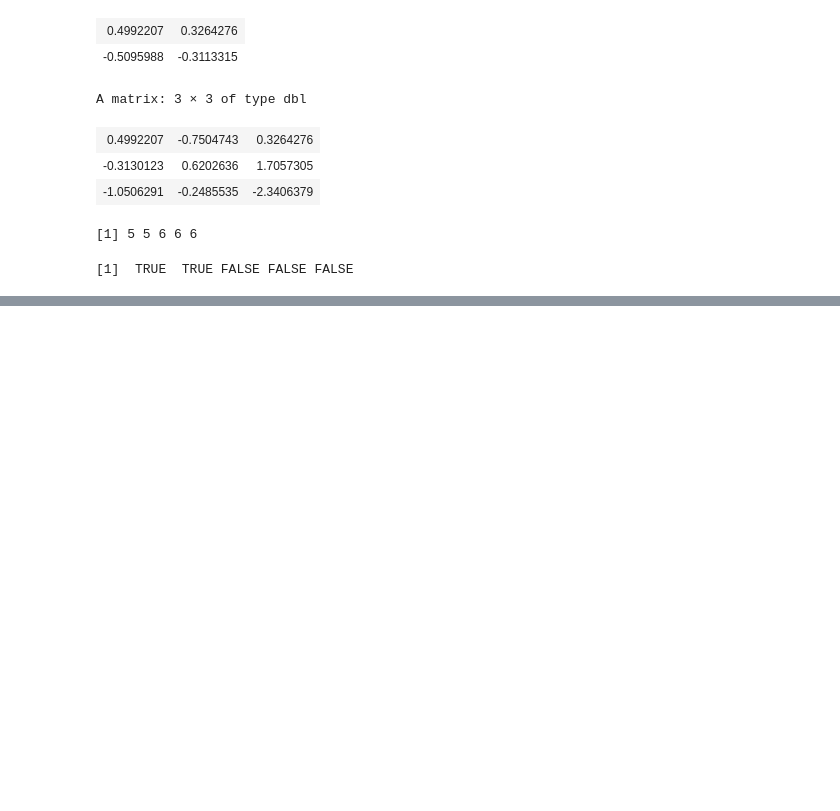
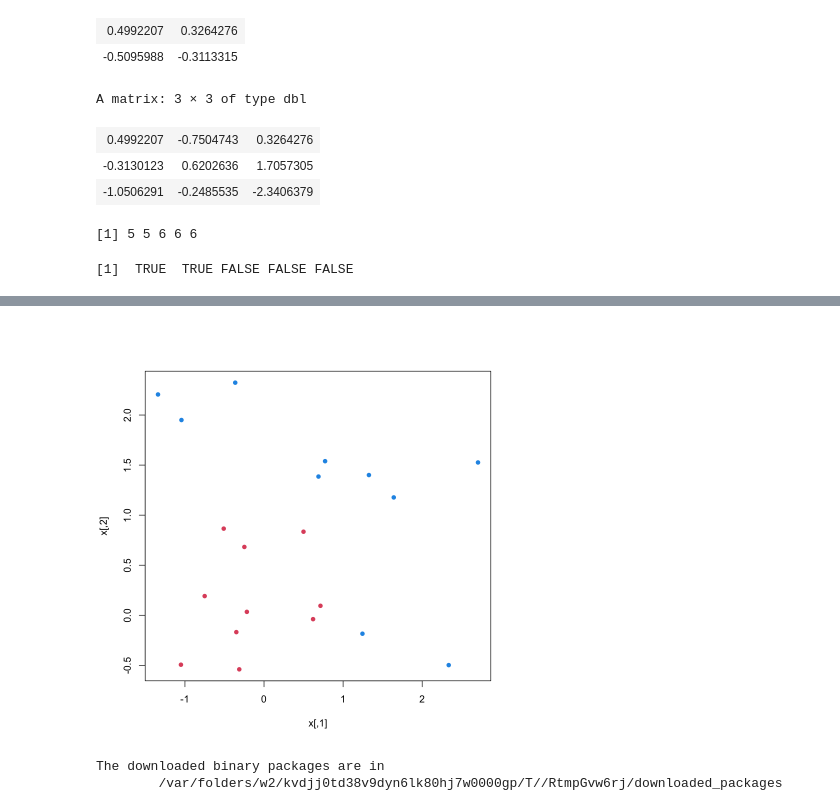
Before and after one commit to wang-zhijun/learn-statistics, a Jupyter notebook: learn-r.ipynb, the cells around one changed output, grey strips where cells are left out. Drawn from its saved outputs; the diff is of its cells as text; code cells hidden in the pictures; blank space fills up the shorter version.

```diff
--- a/learn-r.ipynb
+++ b/learn-r.ipynb
@@ -1129,0 +1147,19 @@ A matrix: 2 × 3 of type dbl
+# %%
+# まずランダムのポイントを作成
+set.seed(10111)
+x = matrix(rnorm(40), 20, 2) # 20行、２列のmatrix
+y = rep(c(-1, 1), c(10, 10))# -1が１０個、１が１０個のvector
+x[y == 1,] = x[y == 1,] + 1 # matrxi xの後ろの１０行のすべの要素に１をプラス
+
+# colは1,2,3,4,5,6のような値で、違う色を示している
+# pchはポイントの形状で10,11, 12,14,14,,,,16, 17,18,19
+plot(x, col = y+3, pch = 16)
+# %% [output]
+[figure, added]
+# %%
+# e1071パッケージは、統計学習とデータマイニングのための関数を提供している
+install.packages("e1071")
+library(e1071)
+# %% [output]
+The downloaded binary packages are in
+        /var/folders/w2/kvdjj0td38v9dyn6lk80hj7w0000gp/T//RtmpGvw6rj/downloaded_packages
```
Also changed, not shown: parts of 9 cells of this notebook.
